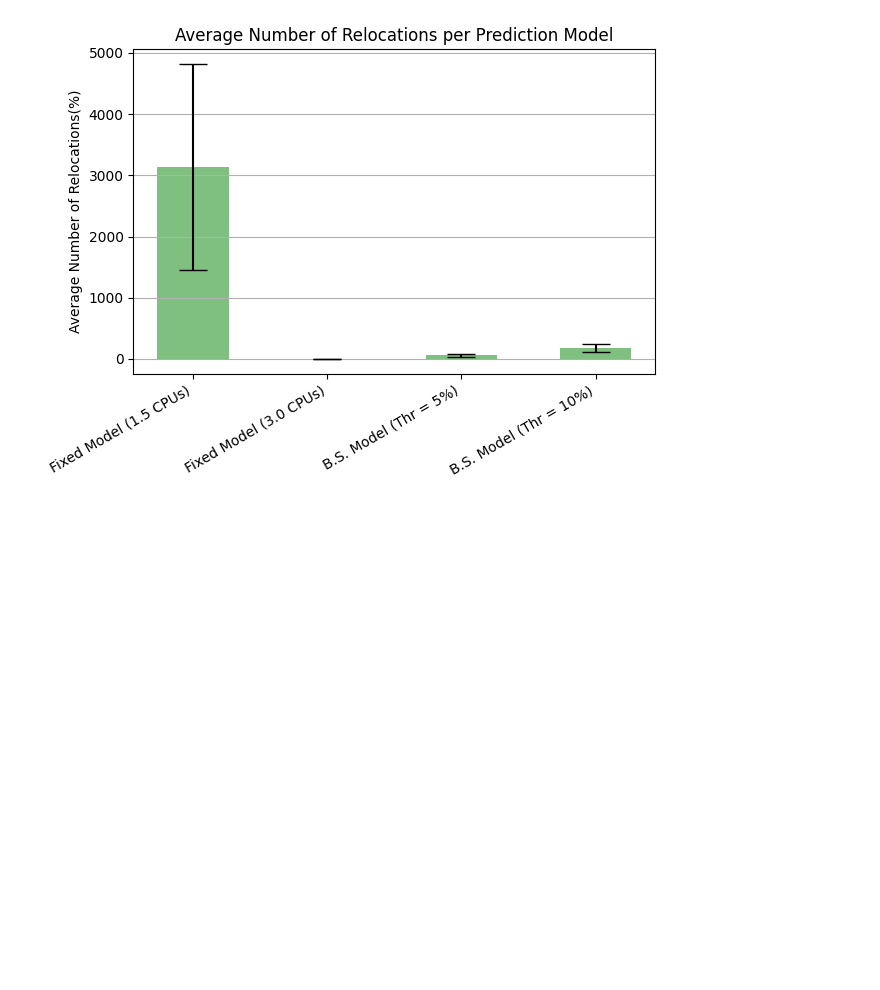
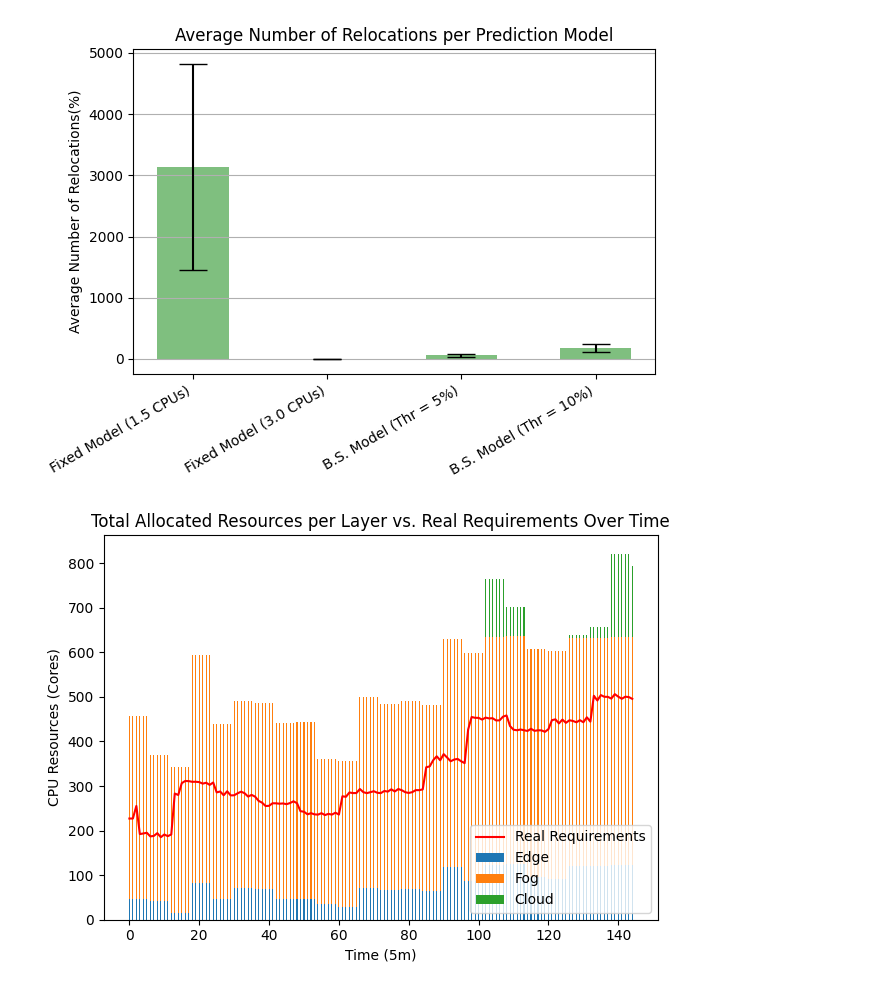
Before and after one commit to kokkinakis115/Stochastic_Placement, a Jupyter notebook: plots.ipynb, the cells around one changed output. Cells and saved outputs as stored; diff of their text form; code cells hidden in the pictures; blank space fills up the shorter version.

```diff
--- a/plots.ipynb
+++ b/plots.ipynb
@@ -106,3 +106,36 @@ plt.savefig('./plots/utilization.png')
 plt.show()
 # %% [output]
 [figure]
+# %%
+df = pd.read_csv('usage.csv')
+# %%
+time_points = range(145)
+# time_points = pd.date_range(start='00:00', periods=145, freq='1d')
+# df['dates'] = time_points
+# Plotting
+fig, ax1 = plt.subplots()
+
+# Plot bars for allocated resources
+ax1.bar(time_points , df['Edge'], width=0.3, align='center', label='Edge')
+ax1.bar(time_points , df['Fog'], width=0.3, align='center', label='Fog', bottom=df['Edge'])
+ax1.bar(time_points , df['Cloud'], width=0.3, align='center', label='Cloud', bottom=df['Edge']+df['Fog'])
+
+# Create another y-axis for real requirements
+# ax2 = ax1.twinx()
+ax1.plot(time_points, df['Real'], color='r', label='Real Requirements')
+
+# Set labels and title
+ax1.set_xlabel('Time (5m)')
+ax1.set_ylabel('CPU Resources (Cores)')
+# ax2.set_ylabel('Real Requirements')
+plt.title('Total Allocated Resources per Layer vs. Real Requirements Over Time')
+
+# Display legend
+ax1.legend(loc='lower right')
+
+# Show the plot
+plt.tight_layout()
+# plt.savefig("usage.png")
+plt.show()
+# %% [output]
+[figure, added]
```
Also changed, not shown: parts of 2 cells of this notebook, 13 other files.
